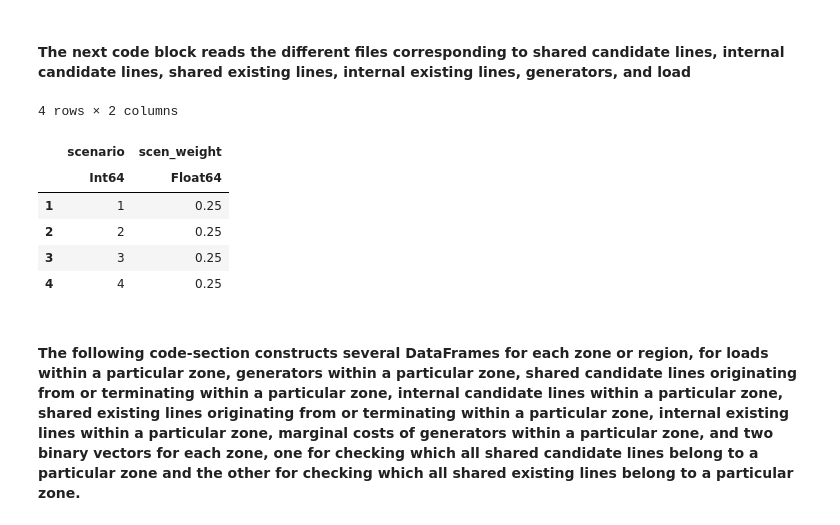
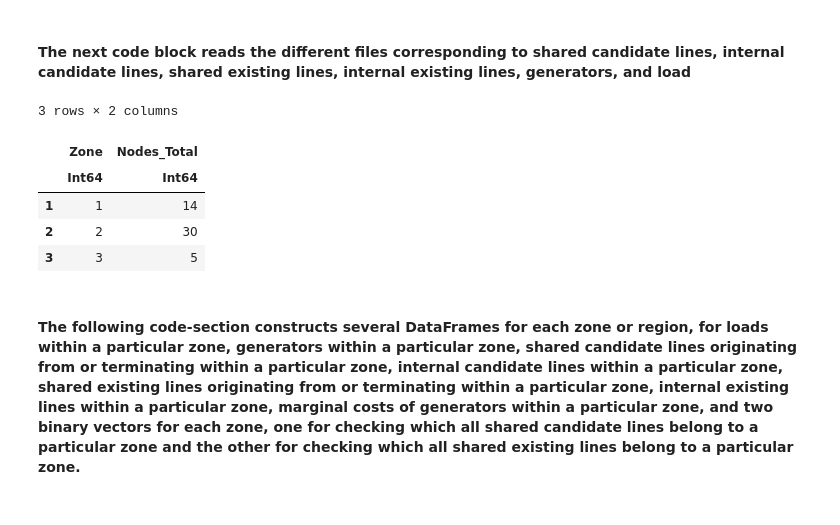
Before and after one commit to sambuddhac/Horizontal_Proper, a Jupyter notebook: Example/Cooperative-new.ipynb, the cells around one changed output. Saved outputs shown, nothing was run; the diff lists cells and outputs as text; code cells hidden in the pictures.

```diff
--- a/Example/Cooperative-new.ipynb
+++ b/Example/Cooperative-new.ipynb
@@ -46,20 +46,20 @@ No Changes to `~/.julia/environments/v1.5/Manifest.toml`
 # %%
 shared_cand = DataFrame(XLSX.readtable("../Input_Data/CandLine.csv", "Taul1", header=true)...) #Dataframe of shared candidate lines
 int_cand =  DataFrame(XLSX.readtable("../Input_Data/CandLineInt.csv", "Taul1", header=true)...) #Dataframe of internal candidate lines
 shared_ex =  DataFrame(XLSX.readtable("../Input_Data/SharedEline.csv", "Taul1", header=true)...) #Dataframe of shared existing lines
 int_ex = DataFrame(XLSX.readtable("../Input_Data/Tran.csv", "Taul1", header=true)...) #Dataframe of internal existing lines
 gen =  DataFrame(XLSX.readtable("../Input_Data/Gen.csv" , "Taul1", header=true)...) #Dataframe of generators
 load =  DataFrame(XLSX.readtable("../Input_Data/Load.csv", "Taul1", header=true)...) #Dataframe of loads
 scen_prob = DataFrame(CSV.File("../Input_Data/Scenario_Probability.csv", header=true)) #Dataframe of scenario probabilities
+zone_summary = DataFrame(CSV.File("../Input_Data/Zone_Summary.csv", header=true)) #Dataframe of region-number of nodes
 ##An example of the load dataframe can be found as follows
 # %% [output]
-4 rows × 2 columns
+3 rows × 2 columns
-|  | scenario | scen_weight |
-|  | Int64 | Float64 |
-| 1 | 1 | 0.25 |
-| 2 | 2 | 0.25 |
-| 3 | 3 | 0.25 |
-| 4 | 4 | 0.25 |
+|  | Zone | Nodes_Total |
+|  | Int64 | Int64 |
+| 1 | 1 | 14 |
+| 2 | 2 | 30 |
+| 3 | 3 | 5 |
 # %% [markdown]
 #### The following code-section constructs several DataFrames for each zone or region, for loads within a particular zone, generators within a particular zone, shared candidate lines originating from or terminating within a particular zone, internal candidate lines within a particular zone, shared existing lines originating from or terminating within a particular zone, internal existing lines within a particular zone, marginal costs of generators within a particular zone, and two binary vectors for each zone, one for checking which all shared candidate lines belong to a particular zone and the other for checking which all shared existing lines belong to a particular zone.
 # %%
```
Also changed, not shown: parts of 37 cells of this notebook, 1 other file.
